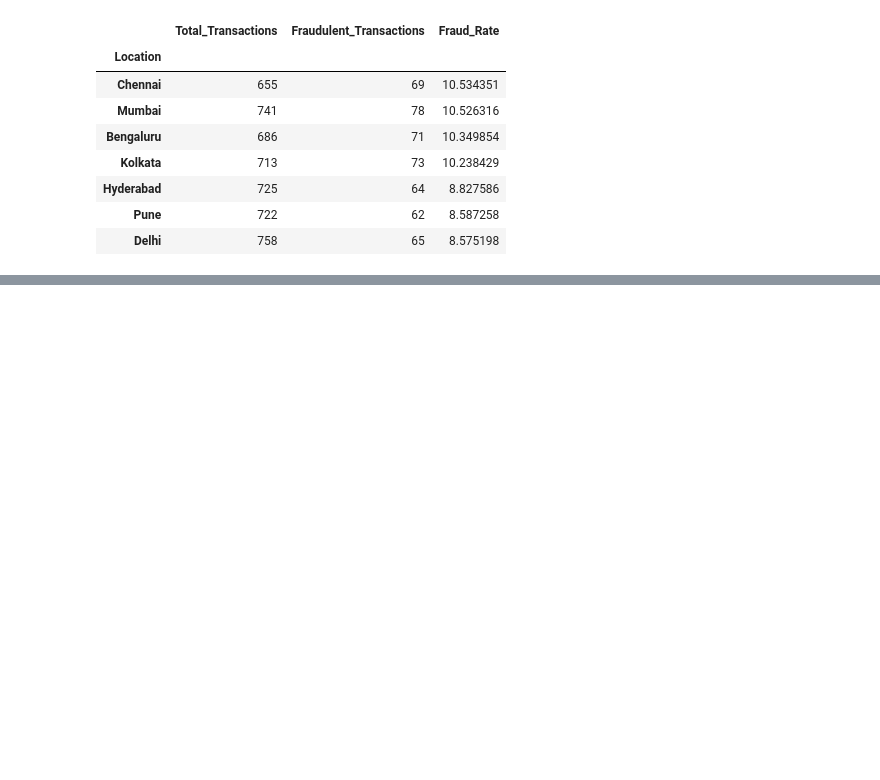
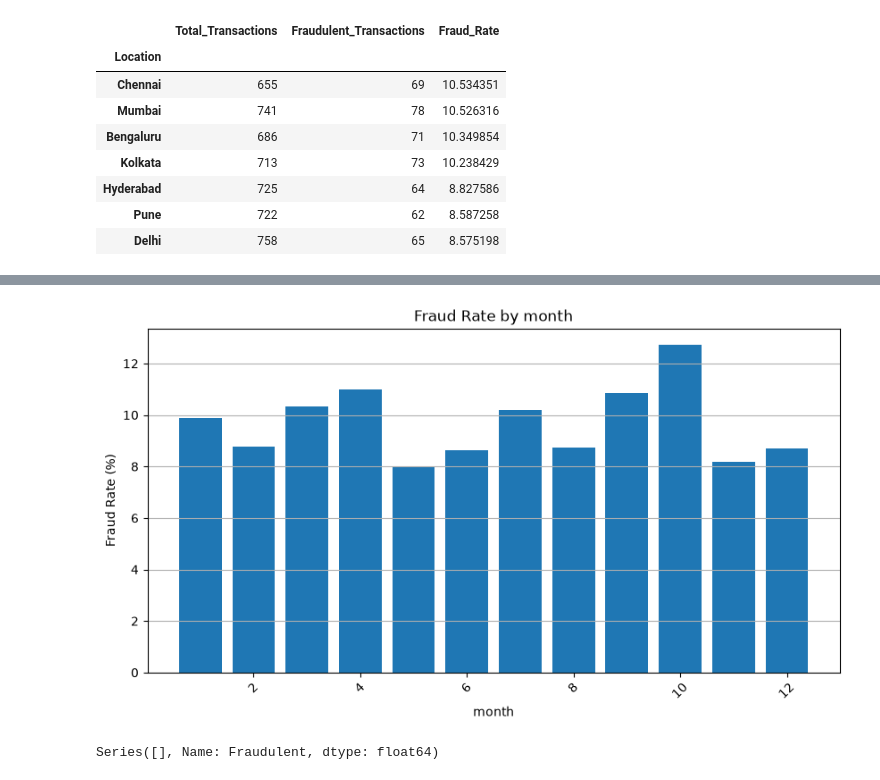
Before and after one commit to umairr-95/Financial-Fraud-Detection-Model-with-Dashboard, a Jupyter notebook: notebooks/EDA.ipynb, the cells around one changed output, grey strips where cells are left out. Cells and saved outputs as stored; diff of their text form; code cells hidden in the pictures; blank space fills up the shorter version.

```diff
--- a/EDA.ipynb
+++ b/notebooks/EDA.ipynb
@@ -390,0 +579,3 @@ plt.show()
+# %%
+df["Transaction_Month"] = df["Transaction_Date"].dt.month
+print(df["Transaction_Month"].head(10))
@@ -390,0 +594,9 @@ plt.show()
+# %%
+#  fraud rate by month
+df["Month"] = df["Transaction_Date"].dt.month
+month_fraud = (
+    df.groupby("Month")["Fraudulent"]
+    .mean()
+    * 100
+)
+print(month_fraud)
@@ -391,2 +618,39 @@ plt.show()
+# %%
+# visualizing fraud rate by month
+
+plt.figure (figsize=(10, 5))
+
+plt.bar(month_fraud.index, month_fraud.values)
+
+plt.xlabel("month")
+plt.ylabel("Fraud Rate (%)")
+plt.title("Fraud Rate by month")
+
+plt.xticks(rotation=45)
+plt.grid(axis="y")
+
+plt.show()
+# %% [output]
+[figure, added]
 # %%
-# TIME ANALYSIS
+# TIME Analysis
+
+import pandas as pd
+
+df["Transaction_Date"] = pd.to_datetime(
+    df["Transaction_Date"],
+    format="%d-%m-%Y %H:%M",
+    errors="coerce"
+)
+
+df["Hour"] = df["Transaction_Date"].dt.hour
+
+fraud_by_hour =(
+
+     df.groupby("Hour")["Fraudulent"]
+     .mean()
+     .sort_values(ascending=False)
+)
+print(fraud_by_hour)
+# %% [output]
+Series([], Name: Fraudulent, dtype: float64)
```
Also changed, not shown: parts of 22 cells of this notebook, 3 other files.
